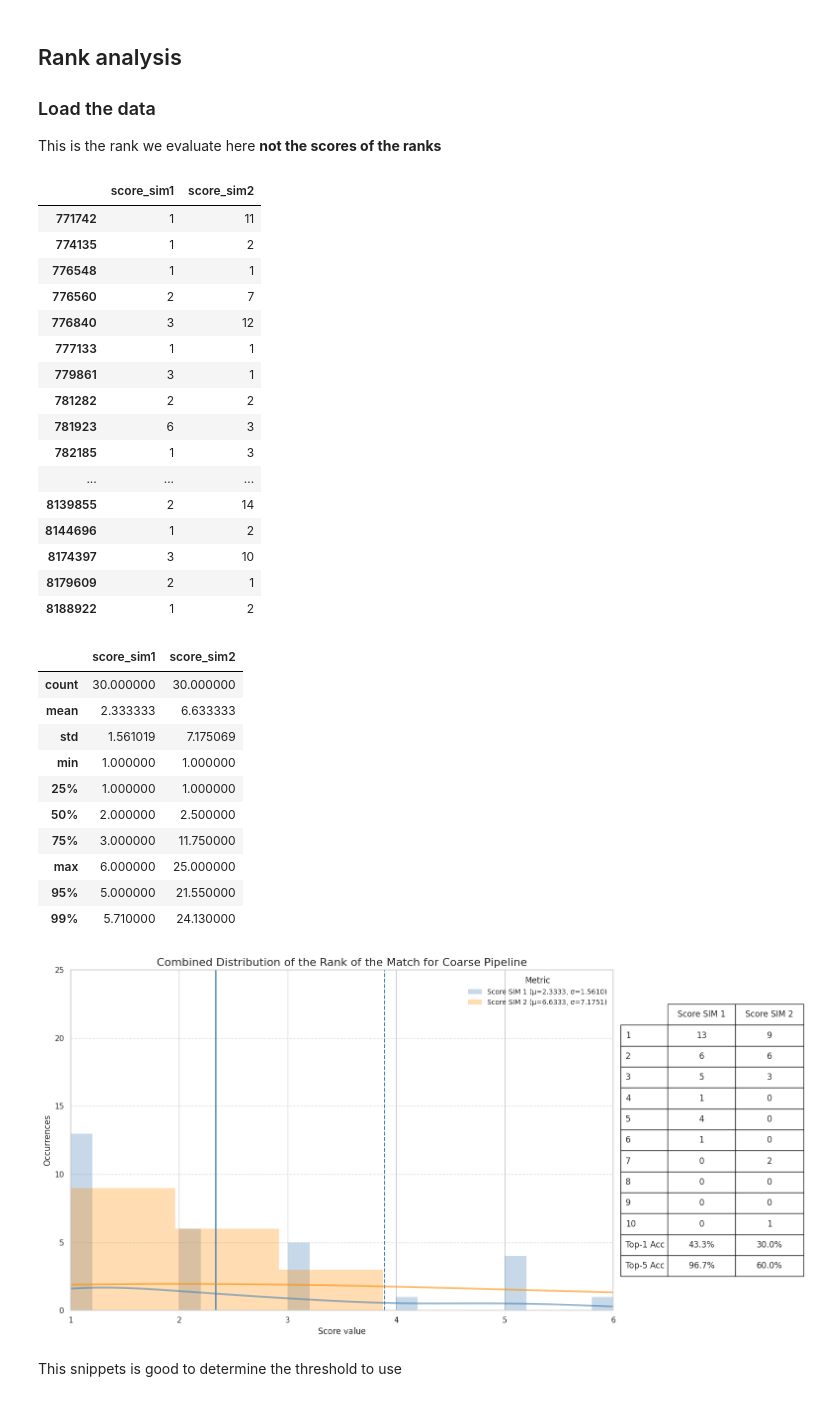
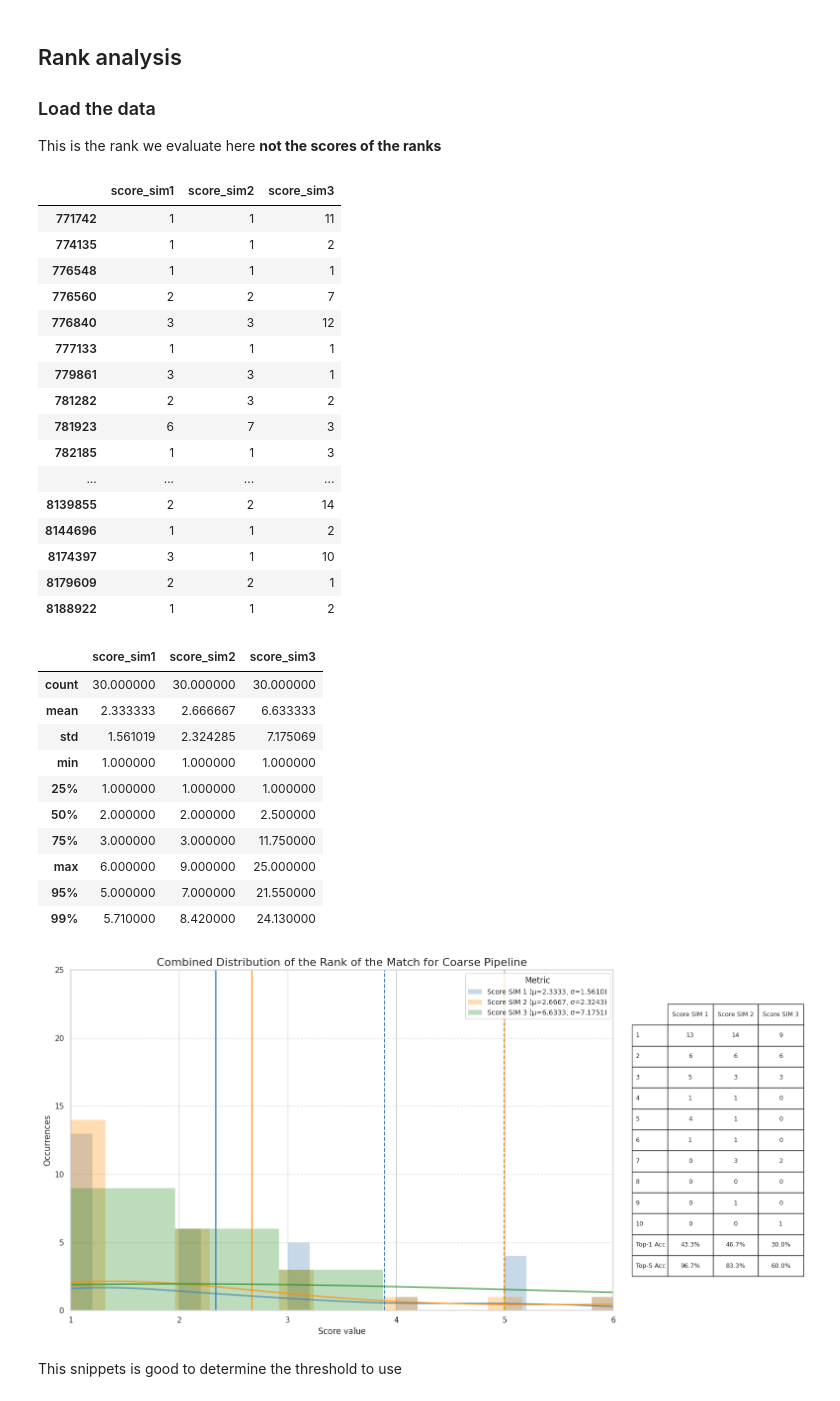
Before and after one commit to CharlesCBeaulieu/gedi, a Jupyter notebook: src/eval_coarse.ipynb, the cells around one changed output. Saved outputs shown, nothing was run; the diff lists cells and outputs as text; code cells hidden in the pictures.

```diff
--- a/src/eval_coarse.ipynb
+++ b/src/eval_coarse.ipynb
@@ -50,7 +50,7 @@ def get_matching_df(df):
 # Load config
 
 # config = "/app/bindmount/gedi_data_real_scan/config_real_scan.yaml"
-# config = "/app/bindmount/gedi_data_real_scan_5x315/config_real_scan_5x315.yaml"
+# config = "/root/gedi/bindmount/gedi_data_real_scan_5x315/config_real_scan_5x315.yaml"
 # config = "/app/bindmount/gedi_data_4meters_scans/config_4meters.yaml"
 # config = "/app/bindmount/gedi_data_2/config.yaml"
 #config = "/app/bindmount/gedi_data_subset25x25_4m/config_subset25x25_4m.yaml"
@@ -58,7 +58,7 @@ def get_matching_df(df):
 #config = "/app/bindmount/gedi_data_subset25x100_4m/config_subset25x100_4m.yaml"
 #config = "/app/bindmount/test_set_30x30/config_30x30.yaml"
 #config = "/app/bindmount/test_set_30x50/config_30x50.yaml"
-config = "/app/bindmount/test_set_30x100/config_30x100.yaml"
+config = "/root/gedi/bindmount/test_set_30x100/config_30x100.yaml"
 
 with open(config, "r") as file:
         config = yaml.safe_load(file)
@@ -207,40 +207,40 @@ df_path = os.path.join(base, folder, file)
 coarse_rank_df = pd.read_json(df_path)
 coarse_rank_df
 # %% [output]
-|  | score_sim1 | score_sim2 |
-| 771742 | 1 | 11 |
-| 774135 | 1 | 2 |
-| 776548 | 1 | 1 |
-| 776560 | 2 | 7 |
-| 776840 | 3 | 12 |
-| 777133 | 1 | 1 |
-| 779861 | 3 | 1 |
-| 781282 | 2 | 2 |
-| 781923 | 6 | 3 |
-| 782185 | 1 | 3 |
-| ... | ... | ... |
-| 8139855 | 2 | 14 |
-| 8144696 | 1 | 2 |
-| 8174397 | 3 | 10 |
-| 8179609 | 2 | 1 |
-| 8188922 | 1 | 2 |
+|  | score_sim1 | score_sim2 | score_sim3 |
+| 771742 | 1 | 1 | 11 |
+| 774135 | 1 | 1 | 2 |
+| 776548 | 1 | 1 | 1 |
+| 776560 | 2 | 2 | 7 |
+| 776840 | 3 | 3 | 12 |
+| 777133 | 1 | 1 | 1 |
+| 779861 | 3 | 3 | 1 |
+| 781282 | 2 | 3 | 2 |
+| 781923 | 6 | 7 | 3 |
+| 782185 | 1 | 1 | 3 |
+| ... | ... | ... | ... |
+| 8139855 | 2 | 2 | 14 |
+| 8144696 | 1 | 1 | 2 |
+| 8174397 | 3 | 1 | 10 |
+| 8179609 | 2 | 2 | 1 |
+| 8188922 | 1 | 1 | 2 |
 # %%
 desc = coarse_rank_df.describe()
 desc.loc["95%"] = coarse_rank_df.quantile(0.95)
 desc.loc["99%"] = coarse_rank_df.quantile(0.99)
 desc
 # %% [output]
-|  | score_sim1 | score_sim2 |
-| count | 30.000000 | 30.000000 |
-| mean | 2.333333 | 6.633333 |
-| std | 1.561019 | 7.175069 |
-| min | 1.000000 | 1.000000 |
-| 25% | 1.000000 | 1.000000 |
-| 50% | 2.000000 | 2.500000 |
-| 75% | 3.000000 | 11.750000 |
-| max | 6.000000 | 25.000000 |
-| 95% | 5.000000 | 21.550000 |
-| 99% | 5.710000 | 24.130000 |
+|  | score_sim1 | score_sim2 | score_sim3 |
+| count | 30.000000 | 30.000000 | 30.000000 |
+| mean | 2.333333 | 2.666667 | 6.633333 |
+| std | 1.561019 | 2.324285 | 7.175069 |
+| min | 1.000000 | 1.000000 | 1.000000 |
+| 25% | 1.000000 | 1.000000 | 1.000000 |
+| 50% | 2.000000 | 2.000000 | 2.500000 |
+| 75% | 3.000000 | 3.000000 | 11.750000 |
+| max | 6.000000 | 9.000000 | 25.000000 |
+| 95% | 5.000000 | 7.000000 | 21.550000 |
+| 99% | 5.710000 | 8.420000 | 24.130000 |
 # %%
 import numpy as np
 import pandas as pd
@@ -251,9 +251,9 @@ import seaborn as sns
 sns.set_theme(style="whitegrid")
 
 # Define the metrics, display titles, and colors.
-metrics = ["score_sim1", "score_sim2"]
-titles = ["Score SIM 1", "Score SIM 2"]
-colors = ["steelblue", "darkorange"]
+metrics = ["score_sim1", "score_sim2", "score_sim3"]
+titles = ["Score SIM 1", "Score SIM 2", "Score SIM 3"]
+colors = ["steelblue", "darkorange", "forestgreen"]
 
 # Create a figure and main axis.
 fig, ax = plt.subplots(figsize=(14, 8))
@@ -305,34 +305,34 @@ for metric, title in zip(metrics, titles):
     top1 = (vals == 1).sum() / total
     top5 = (vals <= 5).sum() / total
     # store as percentage
     accuracy_data[title] = [f"{top1:.1%}", f"{top5:.1%}"]
 
 # build a small DataFrame and concatenate
 acc_df = pd.DataFrame(
     accuracy_data,
     index=["Top-1 Acc", "Top-5 Acc"]
 )
 summary_table = pd.concat([summary_table, acc_df])
 
 # -------------------------
 # then re-draw your table with the new summary_table
 table = ax.table(
     cellText=summary_table.values,
     rowLabels=summary_table.index,
     colLabels=summary_table.columns,
     cellLoc='center',
     loc='center left',
     bbox=[1.1, 0.1, 0.25, 0.8]
 )
 
 # Adjust layout so that the main plot doesn't overlap with the table.
 plt.subplots_adjust(right=0.70)
 plt.tight_layout()
 
 # Display the plot.
 plt.show()
 # %% [output]
-[figure, old version]
+[figure, new version]
 # %%
 import ast
 
```
Also changed, not shown: parts of 7 cells of this notebook, 7 other files.
